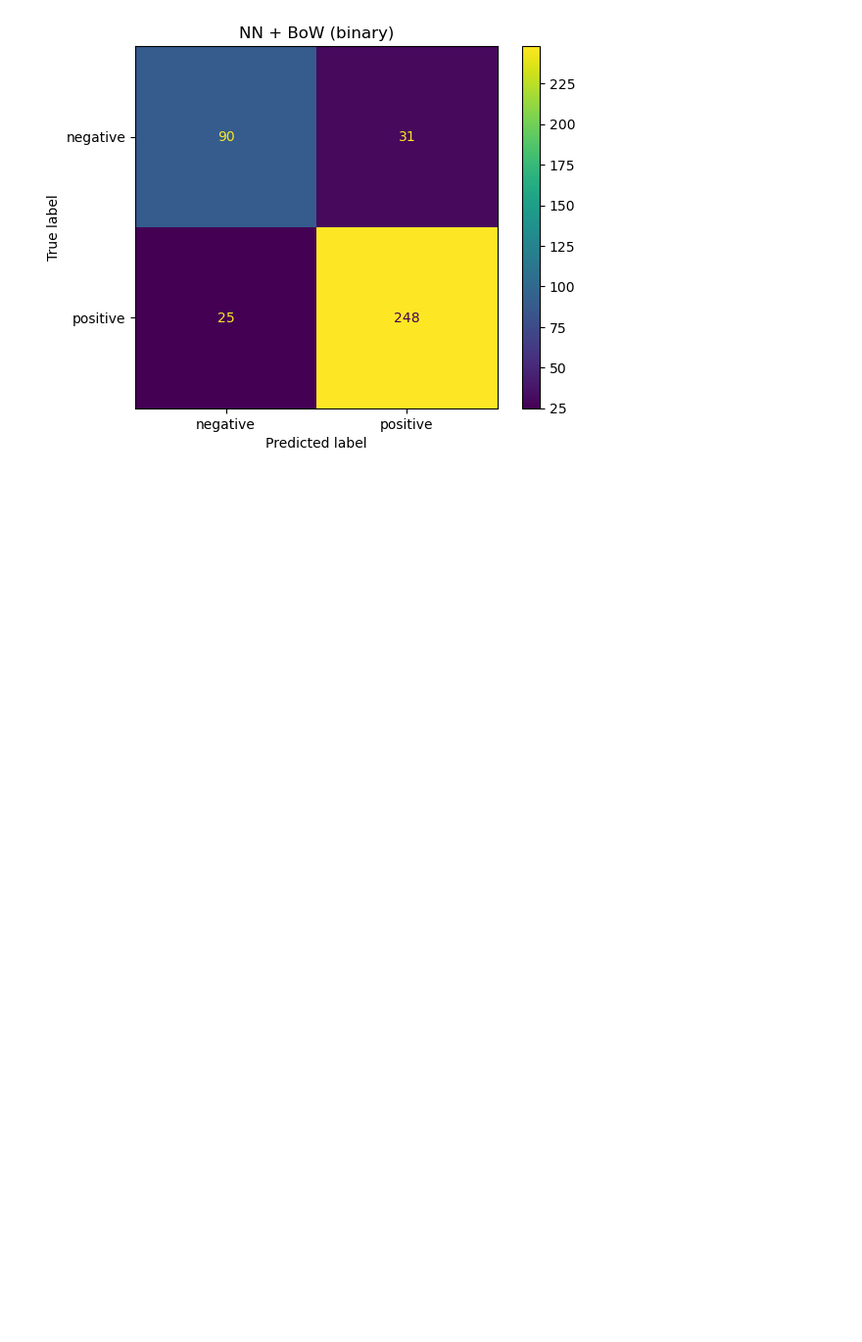
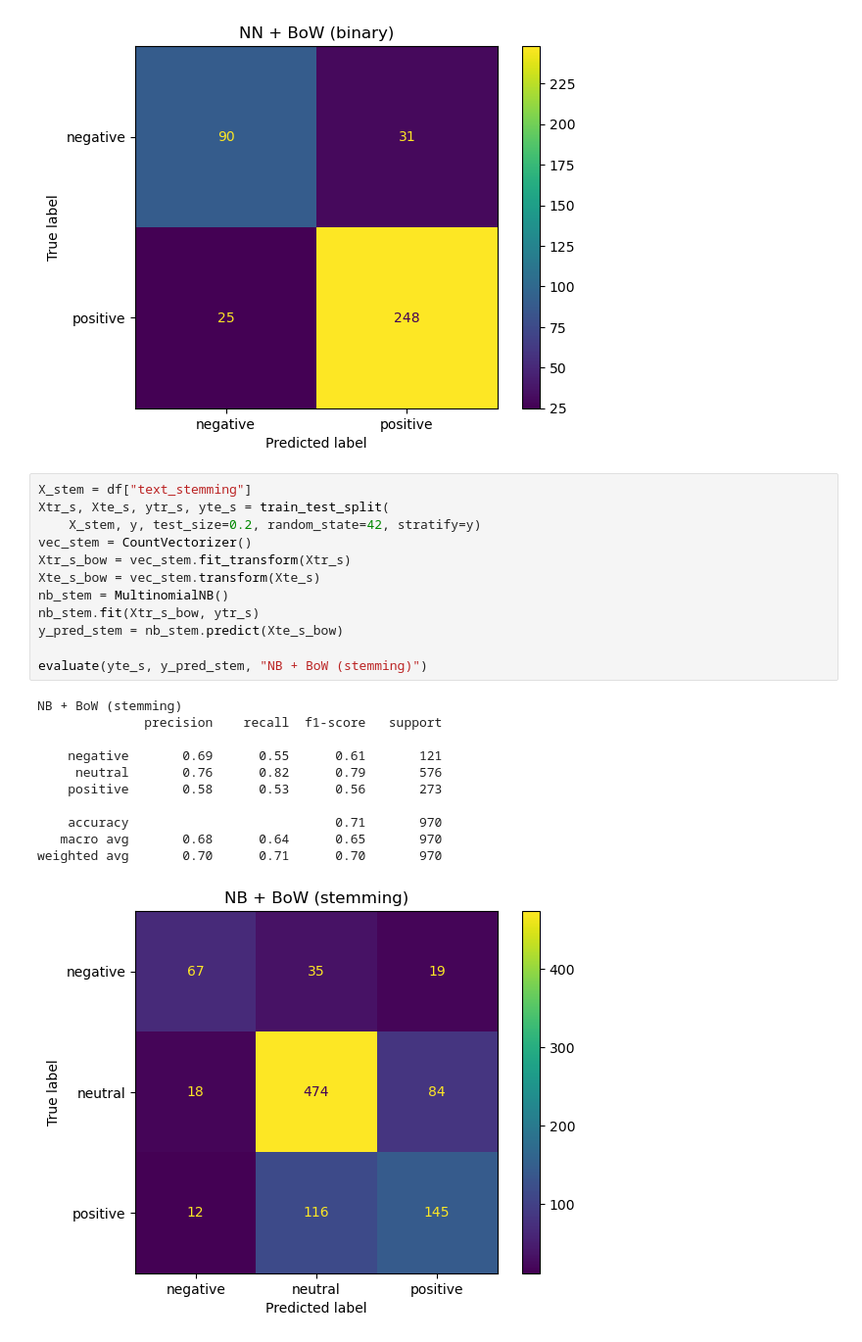
Before and after one commit to riccardotella/Sentiment_Analysis_of_Financial_News, a Jupyter notebook: notebooks/Task3_Sentiment_Classification.ipynb, the cells around one changed output. Shown at 98% size. Cells and saved outputs as stored; diff of their text form; blank space fills up the shorter version.

```diff
--- a/notebooks/Task3_Sentiment_Classification.ipynb
+++ b/notebooks/Task3_Sentiment_Classification.ipynb
@@ -286,3 +286,27 @@ NN + BoW (binary)
    macro avg       0.84      0.83      0.83       394
 weighted avg       0.86      0.86      0.86       394
 [figure]
+# %%
+X_stem = df["text_stemming"]
+Xtr_s, Xte_s, ytr_s, yte_s = train_test_split(
+    X_stem, y, test_size=0.2, random_state=42, stratify=y)
+vec_stem = CountVectorizer()
+Xtr_s_bow = vec_stem.fit_transform(Xtr_s)
+Xte_s_bow = vec_stem.transform(Xte_s)
+nb_stem = MultinomialNB()
+nb_stem.fit(Xtr_s_bow, ytr_s)
+y_pred_stem = nb_stem.predict(Xte_s_bow)
+
+evaluate(yte_s, y_pred_stem, "NB + BoW (stemming)")
+# %% [output]
+NB + BoW (stemming)
+              precision    recall  f1-score   support
+
+    negative       0.69      0.55      0.61       121
+     neutral       0.76      0.82      0.79       576
+    positive       0.58      0.53      0.56       273
+
+    accuracy                           0.71       970
+   macro avg       0.68      0.64      0.65       970
+weighted avg       0.70      0.71      0.70       970
+[figure, added]
```
Also changed, not shown: 3 other files.
